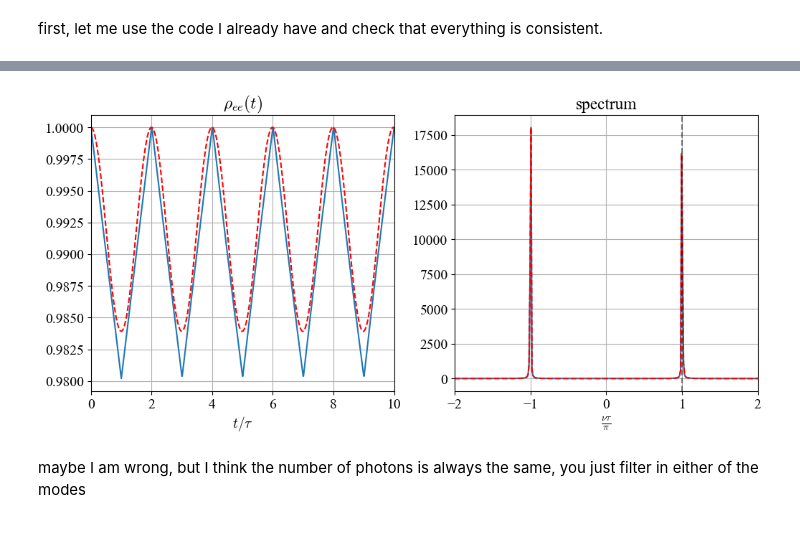
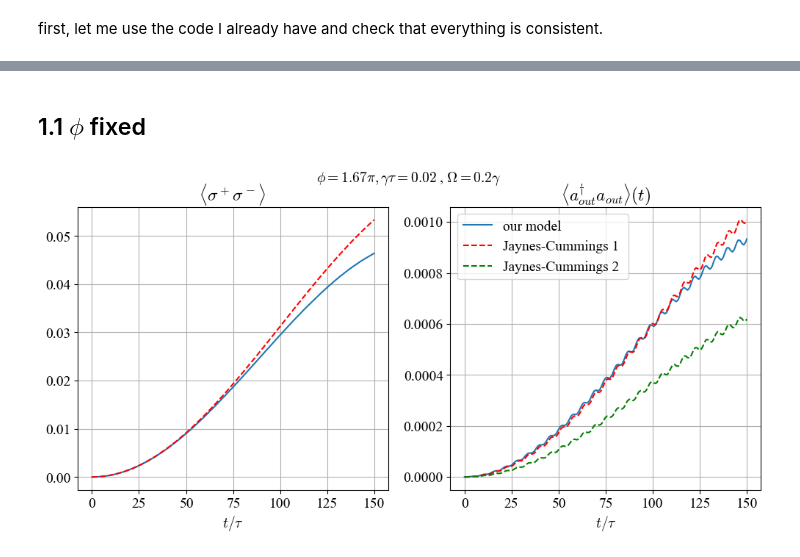
Before and after one commit to Taitoos2/Non, a Jupyter notebook: many_excitation.ipynb, the cells around one changed output, grey strips where cells are left out. Drawn from its saved outputs; the diff is of its cells as text; code cells hidden in the pictures.

```diff
--- a/many_excitation.ipynb
+++ b/many_excitation.ipynb
@@ -26,13 +133,11 @@ first, let me use the code I already have and check that everything is consisten
+# %% [markdown]
+## 1.1 $\phi $ fixed
 # %%
 gamma = 0.02
 tau = 1
-phi = np.pi
-Omega = 0
-t_max = 150*tau
-dt = tau/100
+phi = 1.67*np.pi
+Omega = gamma/5
 
-omega_1 = 0
-omega_2 = 2*np.pi
-g = np.sqrt(gamma/tau)
-
-t,e,a,s= run_simulation(gamma,tau,phi,Omega,t_max,dt,[1,0])
+t,e,a,s=exp000(gamma,tau,phi,Omega)
+# %% [output]
+[figure, added]
@@ -47,24 +143,0 @@ pe_exact,m1,m2=exact5.evolve(t)
-# %%
-fig,axs = plt.subplots(1,2,figsize=(12,5))
-
-axs[0].plot(t/tau,e)
-axs[0].plot(t/tau,pe_exact,'r--')
-axs[0].set_xlabel(r"$t/\tau $")
-axs[0].set_title(r"$\rho_{ee}(t)$")
-axs[0].set_xlim(0,10)
-axs[0].grid()
-
-axs[1].plot(w*tau/np.pi ,np.abs(Iw))
-axs[1].plot(w*tau/np.pi ,np.abs(aw[:,1,0])**2,'r--')
-axs[1].set_title(r"spectrum")
-axs[1].set_xlabel(r"$\frac{\nu \tau}{\pi} $")
-axs[1].axvline(np.sqrt(np.pi**2+2*gamma*tau)/np.pi,color='k',linestyle='--',alpha=0.5)
-axs[1].set_xlim(-2,2)
-axs[1].grid()
-
-
-plt.show()
-# %% [output]
-[figure, removed]
-# %% [markdown]
-maybe I am wrong, but I think the number of photons is always the same, you just filter in either of the modes
```
Also changed, not shown: parts of 21 cells of this notebook, 2 other files.
